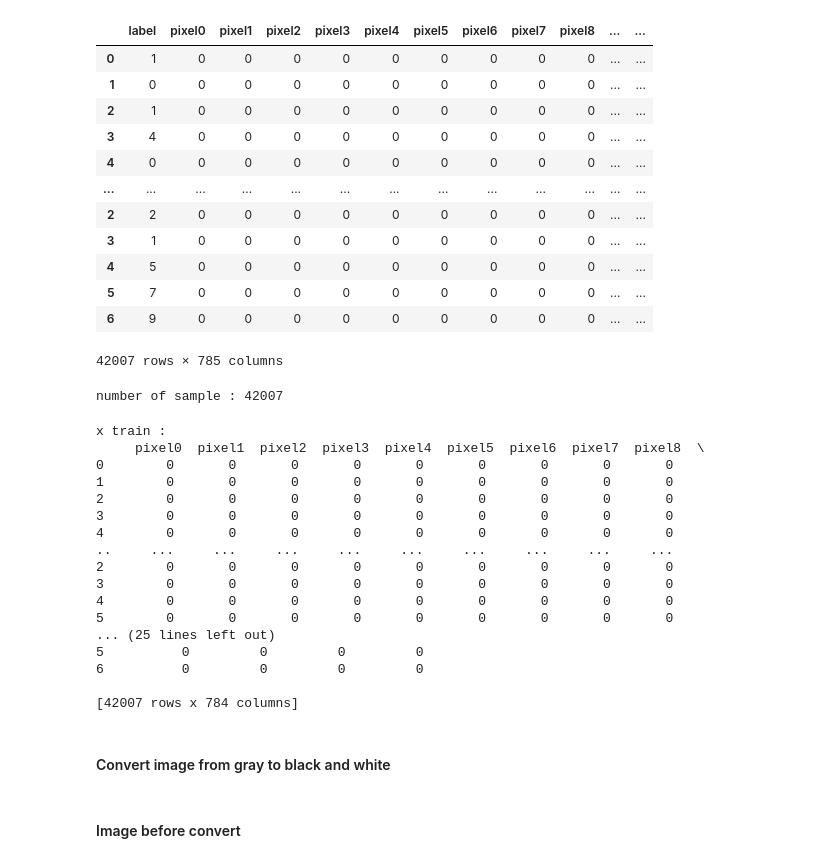
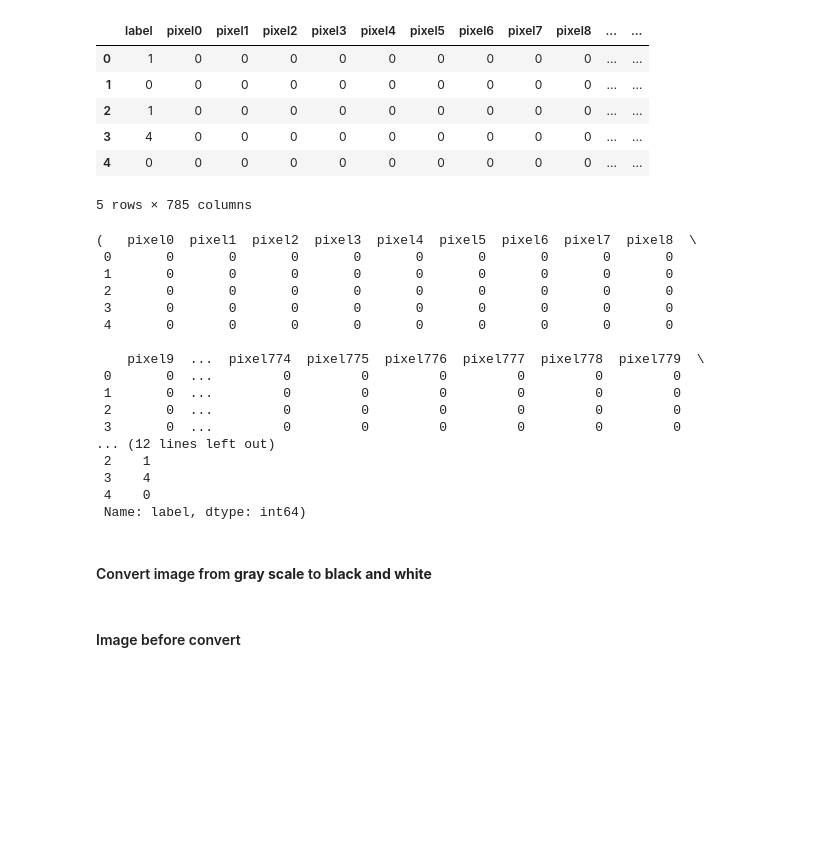
Before and after one commit to nabii-nguyenn213/Digit-Classification-NN, a Jupyter notebook: model.ipynb, the cells around one changed output. Cells and saved outputs as stored; diff of their text form; code cells hidden in the pictures; blank space fills up the shorter version.

```diff
--- a/model.ipynb
+++ b/model.ipynb
@@ -11,51 +7,38 @@ def combine_csv(data1, data2):
 # %%
-train_data = pd.read_csv('train.csv')
-new_data = pd.read_csv('new_train.csv')
-df = combine_csv(train_data, new_data)
-df
+df = pd.read_csv('train.csv')
+df.head()
 # %% [output]
 |  | label | pixel0 | pixel1 | pixel2 | pixel3 | pixel4 | pixel5 | pixel6 | pixel7 | pixel8 | ... | ... |
 | 0 | 1 | 0 | 0 | 0 | 0 | 0 | 0 | 0 | 0 | 0 | ... | ... |
 | 1 | 0 | 0 | 0 | 0 | 0 | 0 | 0 | 0 | 0 | 0 | ... | ... |
 | 2 | 1 | 0 | 0 | 0 | 0 | 0 | 0 | 0 | 0 | 0 | ... | ... |
 | 3 | 4 | 0 | 0 | 0 | 0 | 0 | 0 | 0 | 0 | 0 | ... | ... |
 | 4 | 0 | 0 | 0 | 0 | 0 | 0 | 0 | 0 | 0 | 0 | ... | ... |
-| ... | ... | ... | ... | ... | ... | ... | ... | ... | ... | ... | ... | ... |
-| 2 | 2 | 0 | 0 | 0 | 0 | 0 | 0 | 0 | 0 | 0 | ... | ... |
-| 3 | 1 | 0 | 0 | 0 | 0 | 0 | 0 | 0 | 0 | 0 | ... | ... |
-| 4 | 5 | 0 | 0 | 0 | 0 | 0 | 0 | 0 | 0 | 0 | ... | ... |
-| 5 | 7 | 0 | 0 | 0 | 0 | 0 | 0 | 0 | 0 | 0 | ... | ... |
-| 6 | 9 | 0 | 0 | 0 | 0 | 0 | 0 | 0 | 0 | 0 | ... | ... |
-42007 rows × 785 columns
+5 rows × 785 columns
-# %%
-print("number of sample :", df.shape[0])
-# %% [output]
-number of sample : 42007
 # %%
 x_train = df.drop(columns='label')
 y_train = df['label']
-print('x train :\n', x_train)
-# print('\ny train :\n', y_train)
+x_train.head(), y_train.head()
 # %% [output]
-x train :
-     pixel0  pixel1  pixel2  pixel3  pixel4  pixel5  pixel6  pixel7  pixel8  \
-0        0       0       0       0       0       0       0       0       0
-1        0       0       0       0       0       0       0       0       0
-2        0       0       0       0       0       0       0       0       0
-3        0       0       0       0       0       0       0       0       0
-4        0       0       0       0       0       0       0       0       0
-..     ...     ...     ...     ...     ...     ...     ...     ...     ...
-2        0       0       0       0       0       0       0       0       0
-3        0       0       0       0       0       0       0       0       0
-4        0       0       0       0       0       0       0       0       0
-5        0       0       0       0       0       0       0       0       0
-... (25 lines left out)
-5          0         0         0         0
-6          0         0         0         0
+(   pixel0  pixel1  pixel2  pixel3  pixel4  pixel5  pixel6  pixel7  pixel8  \
+ 0       0       0       0       0       0       0       0       0       0
+ 1       0       0       0       0       0       0       0       0       0
+ 2       0       0       0       0       0       0       0       0       0
+ 3       0       0       0       0       0       0       0       0       0
+ 4       0       0       0       0       0       0       0       0       0
 
-[42007 rows x 784 columns]
+    pixel9  ...  pixel774  pixel775  pixel776  pixel777  pixel778  pixel779  \
+ 0       0  ...         0         0         0         0         0         0
+ 1       0  ...         0         0         0         0         0         0
+ 2       0  ...         0         0         0         0         0         0
+ 3       0  ...         0         0         0         0         0         0
+... (12 lines left out)
+ 2    1
+ 3    4
+ 4    0
+ Name: label, dtype: int64)
 # %% [markdown]
-#### Convert image from gray to black and white
+#### Convert image from **gray scale** to **black and white**
 # %%
 def convert(img):
     for i in range(len(img)):
```
Also changed, not shown: parts of 14 cells of this notebook, 5 other files.
